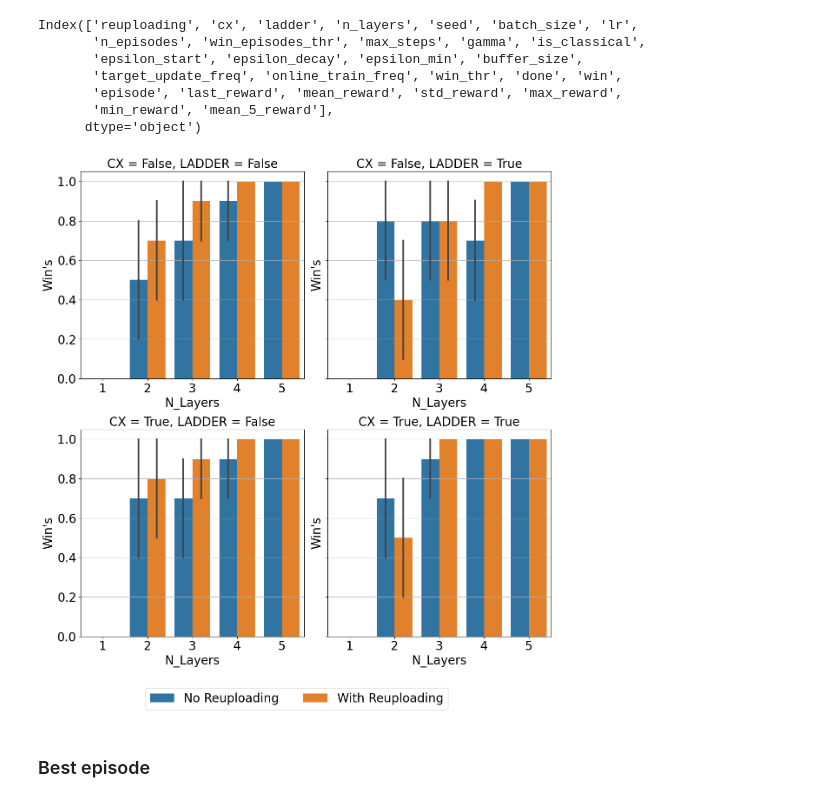
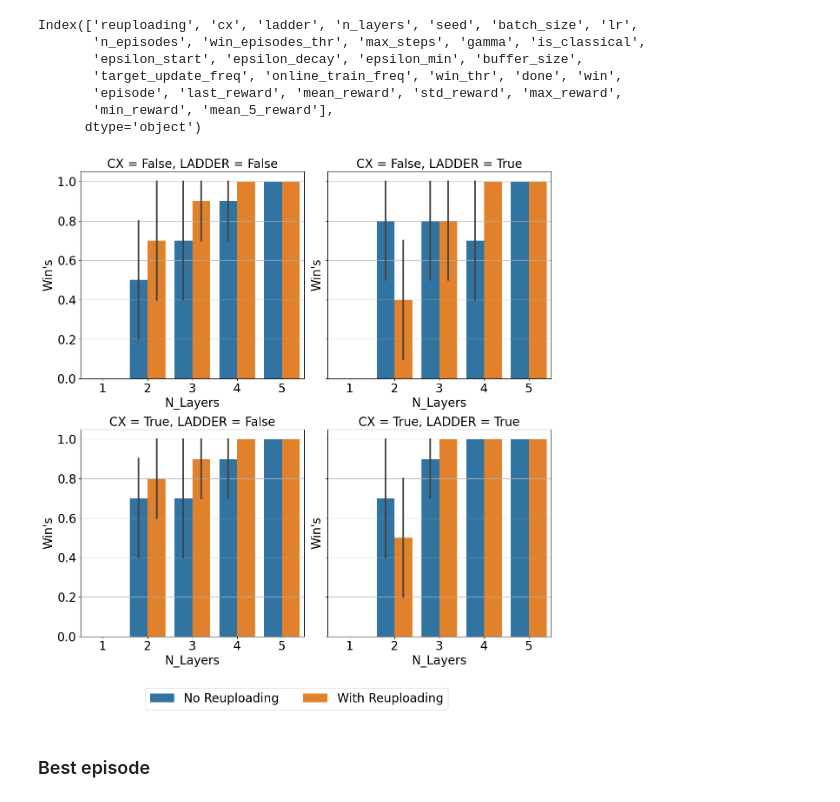
Before and after one commit to mcpeixoto/ReinforcementQML, a Jupyter notebook: plotting.ipynb, the cells around one changed output. Saved outputs shown, nothing was run; the diff lists cells and outputs as text; code cells hidden in the pictures.

```diff
--- a/plotting.ipynb
+++ b/plotting.ipynb
@@ -175,7 +175,7 @@ for cx in range(2):
             x="n_layers",
             y="mean_5_reward",
             hue="reuploading",
-            data=df[df["cx"] == cx][df["ladder"] == ladder],
+            data=df[(df["cx"] == cx) & (df["ladder"] == ladder)],
             markers=True,
             dashes=True,
             markersize=8,
@@ -225,13 +225,13 @@ for cx in range(2):
             x="n_layers",
             y="mean_5_reward",
             hue="reuploading",
-            data=df[df["cx"] == cx][df["ladder"] == ladder],
+            data=df[(df["cx"] == cx) & (df["ladder"] == ladder)],
             markers=True,
             dashes=True,
             markersize=8,
             ax=ax_,
             palette=palette,
-            ci=0,
+            errorbar=('ci', 0),
             linewidth=3,
         )
 
@@ -240,13 +240,13 @@ for cx in range(2):
             y="mean_5_reward",
             hue="reuploading",
             style="seed",
-            data=df[df["cx"] == cx][df["ladder"] == ladder],
+            data=df[(df["cx"] == cx) & (df["ladder"] == ladder)],
             markers=True,
             dashes=True,
             markersize=8,
             ax=ax_,
             palette=palette,
-            ci=0,
+            errorbar=('ci', 0),
             alpha=0.25,
             legend=False,
             linewidth=2,
@@ -319,35 +302,35 @@ for cx in range(2):
         # Plot barchart of done vs not done
         sns.barplot(
             x="n_layers",
             y="win",
             hue="reuploading",
-            data=df[df["cx"] == cx][df["ladder"] == ladder],
+            data=df[(df["cx"] == cx) & (df["ladder"] == ladder)],
             ax=ax_,
             palette=palette,
             #legend=True,
         )
 
         ax_.set_title(f"CX = {bool(cx)}, LADDER = {bool(ladder)}", fontsize=BIGGER_SIZE)
         ax_.set_xlabel("N_Layers", fontsize=MEDIUM_SIZE)
         ax_.set_ylabel("Win's", fontsize=MEDIUM_SIZE)
         ax_.legend(fontsize=LEGEND_SIZE)
         ax_.tick_params(axis="both", which="major", labelsize=TICK_SIZE)
 
 lines_labels = [ax.get_legend_handles_labels() for ax in fig.axes[:1]]
 lines, labels = [sum(lol, []) for lol in zip(*lines_labels)]
 
 
 labels = ["No Reuploading", "With Reuploading"]
 fig.legend(lines, labels, loc="lower center", ncol=2, fontsize=LEGEND_SIZE, bbox_to_anchor=(0.5, -0.08))
 
 # Remove all legends
 for ax in fig.axes:
     if ax.get_legend() is not None:
         ax.get_legend().remove()
 
 fig.tight_layout()
 # %% [output]
-[figure, old version]
+[figure, new version]
 # %% [markdown]
 ### Best episode
 # %%
```
Also changed, not shown: parts of 3 cells of this notebook.
